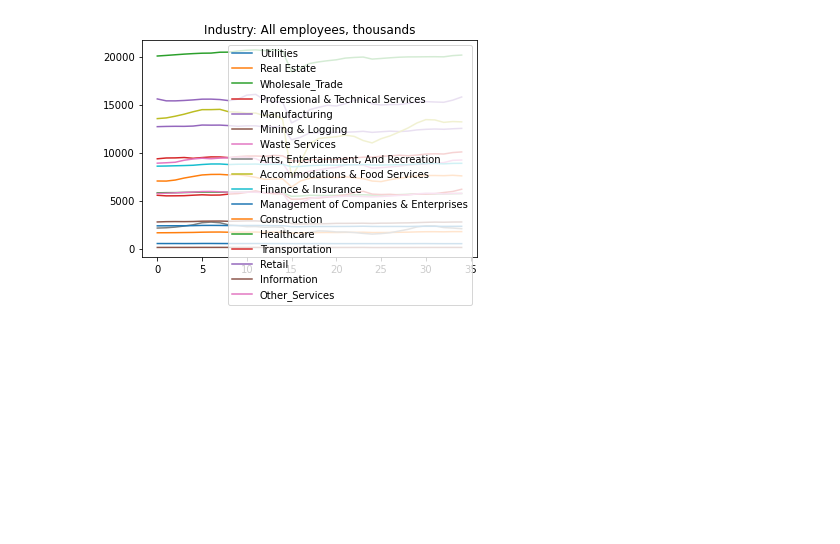
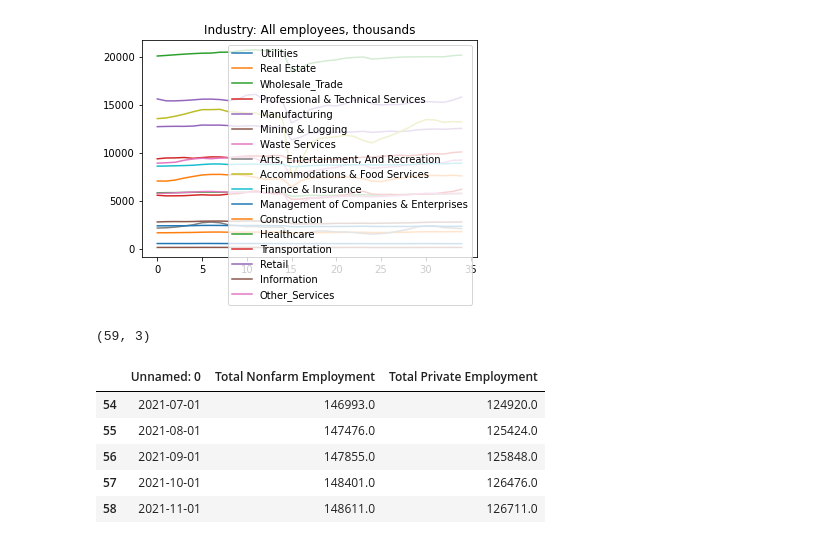
Before and after one commit to Quezadajl/Capstone, a Jupyter notebook: Notebooks/Capstone_data.ipynb, the cells around one changed output. Drawn from its saved outputs; the diff is of its cells as text; code cells hidden in the pictures; blank space fills up the shorter version.

```diff
--- a/Notebooks/Capstone_data.ipynb
+++ b/Notebooks/Capstone_data.ipynb
@@ -57,3 +57,17 @@ ind_emp.plot(title='Industry: All employees, thousands')
 # %% [output]
 <AxesSubplot:title={'center':'Industry: All employees, thousands'}>
 [figure]
+# %%
+national_emp= pd.read_csv('national_data_employees.csv')
+national_emp.shape
+# %% [output]
+(59, 3)
+# %%
+national_emp.tail()
+# %% [output]
+|  | Unnamed: 0 | Total Nonfarm Employment | Total Private Employment |
+| 54 | 2021-07-01 | 146993.0 | 124920.0 |
+| 55 | 2021-08-01 | 147476.0 | 125424.0 |
+| 56 | 2021-09-01 | 147855.0 | 125848.0 |
+| 57 | 2021-10-01 | 148401.0 | 126476.0 |
+| 58 | 2021-11-01 | 148611.0 | 126711.0 |
```
Also changed, not shown: parts of 1 cell of this notebook, 2 other files.
